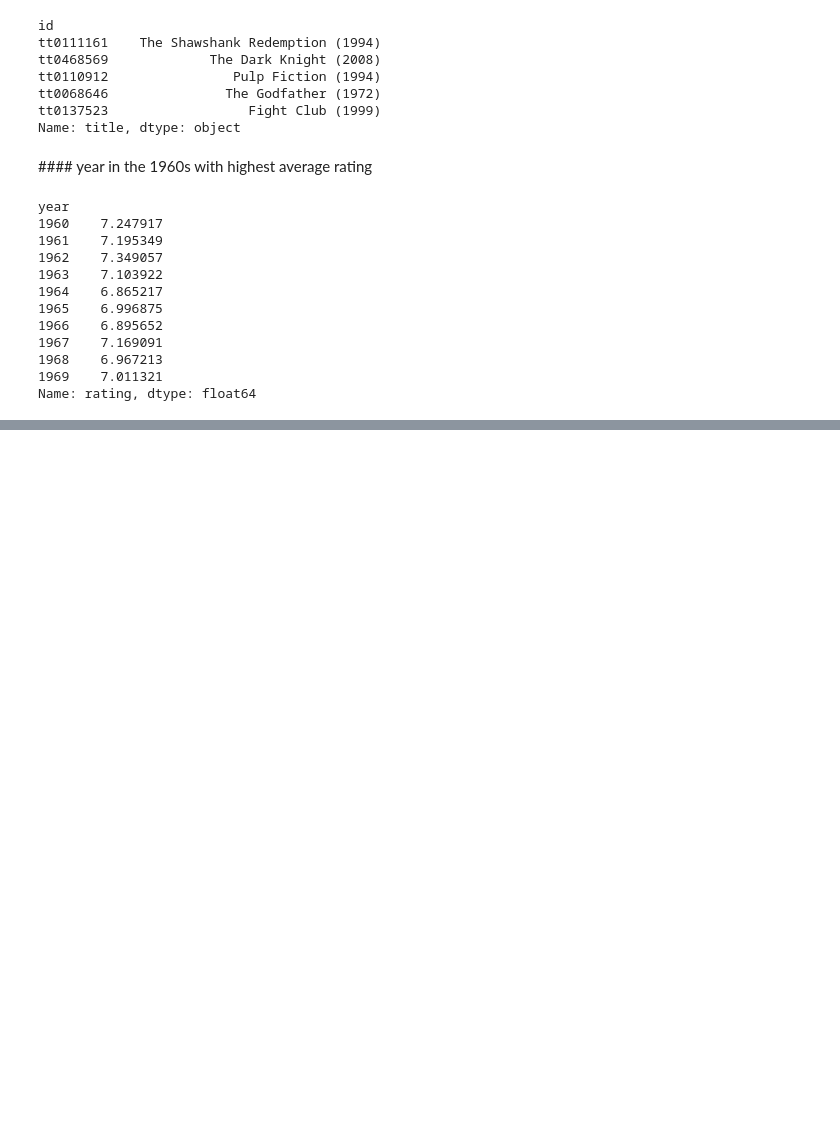
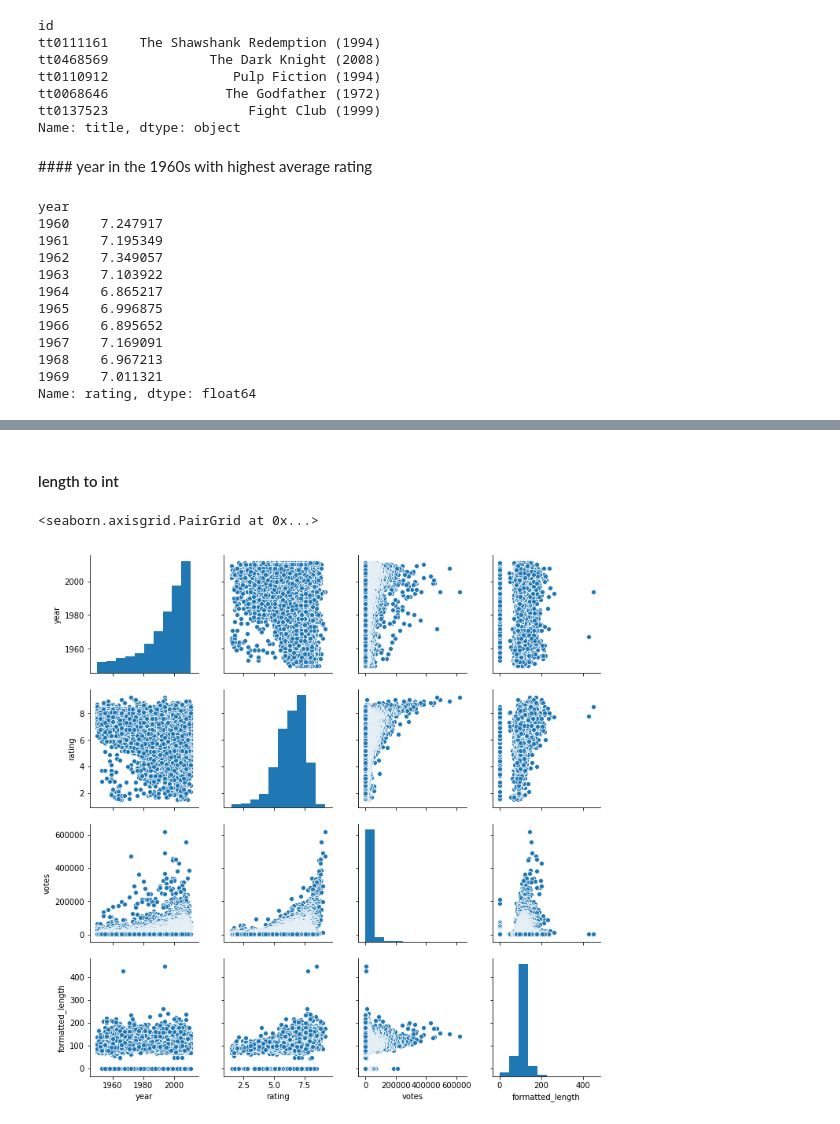
Before and after one commit to vaithschmitz/onemonthpython, a Jupyter notebook: week3/data_analysis_intro.ipynb, the cells around one changed output, grey strips where cells are left out. Drawn from its saved outputs; the diff is of its cells as text; code cells hidden in the pictures; blank space fills up the shorter version.

Commit message:
cleaning data

```diff
--- a/week3/data_analysis_intro.ipynb
+++ b/week3/data_analysis_intro.ipynb
@@ -422,0 +427,2 @@ Name: rating, dtype: float64
+# %%
+data['formatted title'] = data.title.str[:-7]
@@ -422,0 +439,9 @@ Name: rating, dtype: float64
+# %% [markdown]
+#### length to int
+# %%
+data['formatted_length'] = data.length.str.split().str.get(0).astype('int')
+# %%
+sns.pairplot(data)
+# %% [output]
+<seaborn.axisgrid.PairGrid at 0x...>
+[figure, added]
```
Also changed, not shown: parts of 3 cells of this notebook.
